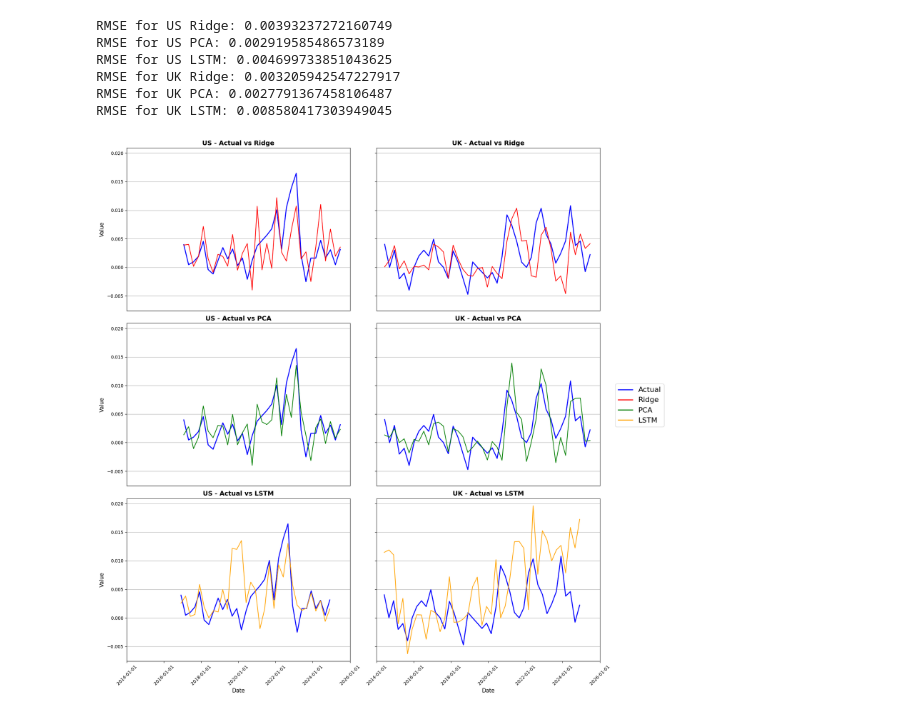
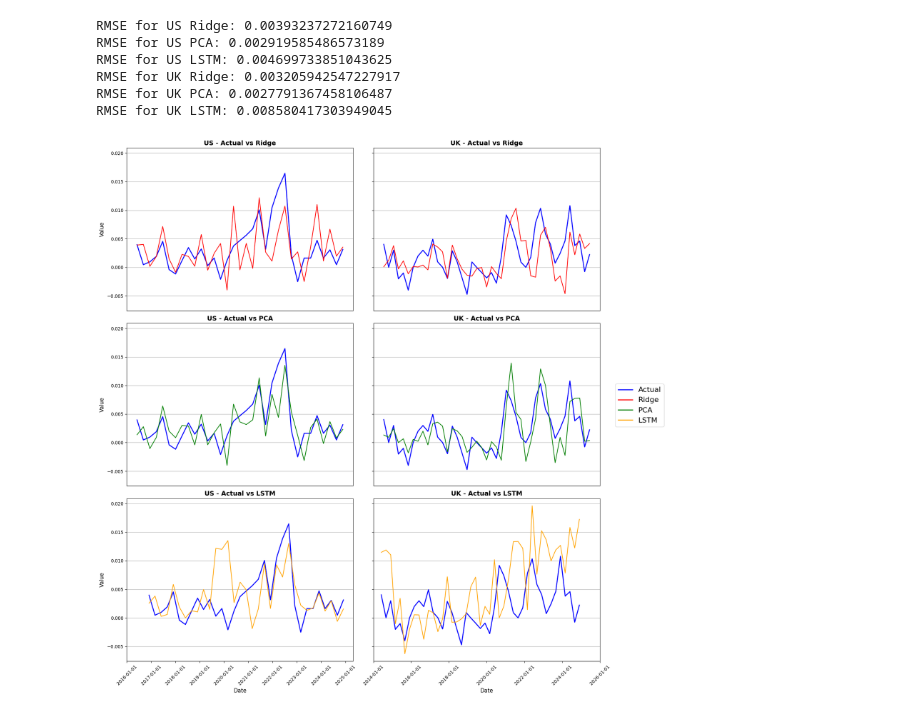
Before and after one commit to willafred/fe5213-cpi-forecasting, a Jupyter notebook: scripts/models_ml.ipynb, the cells around one changed output. Cells and saved outputs as stored; diff of their text form; code cells hidden in the pictures.

Commit message:
ran plots

```diff
--- a/scripts/models_ml.ipynb
+++ b/scripts/models_ml.ipynb
@@ -1309,8 +1309,8 @@ Counter is 6. Repeating until following year is obtained
 import pandas as pd
 uk_results = pd.read_csv('uk_ml_results_monthly.csv').drop(columns='Unnamed: 0')
 us_results = pd.read_csv('us_ml_results_monthly.csv').drop(columns='Unnamed: 0')
-uk_results_quarterly = pd.read_csv('uk_results_quarterly.csv').drop(columns='Unnamed: 0')
-us_results_quarterly = pd.read_csv('us_results_quarterly.csv').drop(columns='Unnamed: 0')
+uk_results_quarterly = pd.read_csv('uk_ml_results_quarterly.csv').drop(columns='Unnamed: 0')
+us_results_quarterly = pd.read_csv('us_ml_results_quarterly.csv').drop(columns='Unnamed: 0')
 # %%
 import pandas as pd
 import matplotlib.pyplot as plt
@@ -1403,7 +1403,7 @@ def plot_us_uk_comparison(us_results, uk_results):
     axs[0, 0].set_title("US - Actual vs Ridge", fontsize=14, fontweight = 'bold')
     axs[0, 0].grid(True)  # Add grid
     axs[0, 0].set_xticks([])  # Remove x-ticks
-    axs[0, 0].set_xlim(pd.Timestamp("2014-01-01"), pd.Timestamp("2025-06-01"))
+    # axs[0, 0].set_xlim(pd.Timestamp("2014-01-01"), pd.Timestamp("2025-06-01"))
 
     axs[1, 0].plot(us_results["date"], us_results["actual"], label="Actual", color='blue', linewidth=2)
     axs[1, 0].plot(us_results["date"], us_results["pca"], label="PCA", color='green')
@@ -1411,7 +1411,7 @@ def plot_us_uk_comparison(us_results, uk_results):
     axs[1, 0].set_title("US - Actual vs PCA", fontsize=14, fontweight = 'bold')
     axs[1, 0].grid(True)  # Add grid
     axs[1, 0].set_xticks([])  # Remove x-ticks
-    axs[1, 0].set_xlim(pd.Timestamp("2014-01-01"), pd.Timestamp("2025-06-01"))
+    # axs[1, 0].set_xlim(pd.Timestamp("2014-01-01"), pd.Timestamp("2025-06-01"))
 
     axs[2, 0].plot(us_results["date"], us_results["actual"], label="Actual", color='blue', linewidth=2)
     axs[2, 0].plot(us_results["date"], us_results["lstm"], label="LSTM", color='orange')
@@ -1419,7 +1419,7 @@ def plot_us_uk_comparison(us_results, uk_results):
     axs[2, 0].set_ylabel("Value", fontsize=12)
     axs[2, 0].set_title("US - Actual vs LSTM", fontsize=14, fontweight = 'bold')
     axs[2, 0].grid(True, axis='y')  # Add grid
-    axs[2, 0].set_xlim(pd.Timestamp("2014-01-01"), pd.Timestamp("2025-06-01"))
+    # axs[2, 0].set_xlim(pd.Timestamp("2014-01-01"), pd.Timestamp("2025-06-01"))
 
     # Plot UK results in the second column
     axs[0, 1].plot(uk_results["date"], uk_results["actual"], label="Actual", color='blue', linewidth=2)
@@ -1428,7 +1428,7 @@ def plot_us_uk_comparison(us_results, uk_results):
     axs[0, 1].set_title("UK - Actual vs Ridge", fontsize=14, fontweight = 'bold')
     axs[0, 1].grid(True)  # Add grid
     axs[0, 1].set_xticks([])  # Remove x-ticks
-    axs[0, 1].set_xlim(pd.Timestamp("2014-01-01"), pd.Timestamp("2025-06-01"))
+    # axs[0, 1].set_xlim(pd.Timestamp("2014-01-01"), pd.Timestamp("2025-06-01"))
 
     axs[1, 1].plot(uk_results["date"], uk_results["actual"], label="Actual", color='blue', linewidth=2)
     axs[1, 1].plot(uk_results["date"], uk_results["pca"], label="PCA", color='green')
@@ -1436,7 +1436,7 @@ def plot_us_uk_comparison(us_results, uk_results):
     axs[1, 1].set_title("UK - Actual vs PCA", fontsize=14, fontweight = 'bold')
     axs[1, 1].grid(True)  # Add grid
     axs[1, 1].set_xticks([])  # Remove x-ticks
-    axs[1, 1].set_xlim(pd.Timestamp("2014-01-01"), pd.Timestamp("2025-06-01"))
+    # axs[1, 1].set_xlim(pd.Timestamp("2014-01-01"), pd.Timestamp("2025-06-01"))
 
     axs[2, 1].plot(uk_results["date"], uk_results["actual"], label="Actual", color='blue', linewidth=2)
     axs[2, 1].plot(uk_results["date"], uk_results["lstm"], label="LSTM", color='orange')
@@ -1444,31 +1444,31 @@ def plot_us_uk_comparison(us_results, uk_results):
     # axs[2, 1].set_ylabel("Value", fontsize=12)
     axs[2, 1].set_title("UK - Actual vs LSTM", fontsize=14, fontweight = 'bold')
     axs[2, 1].grid(True, axis='y')  # Add grid
     axs[2, 1].set_xlim(pd.Timestamp("2014-01-01"), pd.Timestamp("2025-06-01"))
 
     # Define a single custom legend for all subplots
     handles = [
         plt.Line2D([0], [0], color='blue', lw=2, label='Actual'),
         plt.Line2D([0], [0], color='red', lw=2, label='Ridge'),
         plt.Line2D([0], [0], color='green', lw=2, label='PCA'),
         plt.Line2D([0], [0], color='orange', lw=2, label='LSTM')
     ]
     labels = ['Actual', 'Ridge', 'PCA', 'LSTM']
 
     # Add a common legend with the custom handles
     fig.legend(handles, labels, loc='center right', ncol=1, bbox_to_anchor=(1.1, 0.5), fontsize=16)
 
     # Rotate x-axis labels for all subplots
     for ax in axs.flat:
         ax.set_xticks(ax.get_xticks())
         ax.set_xticklabels(ax.get_xticklabels(), rotation=45)
 
     # Adjust layout to prevent overlap
     plt.tight_layout(rect=[0, 0, 1, 0.96])  # Adjust title and layout
 
     # Show plot
     plt.show()
 
 plot_us_uk_comparison(us_results_overall, uk_results_overall)
 # %% [output]
-[figure, old version]
+[figure, new version]
```
